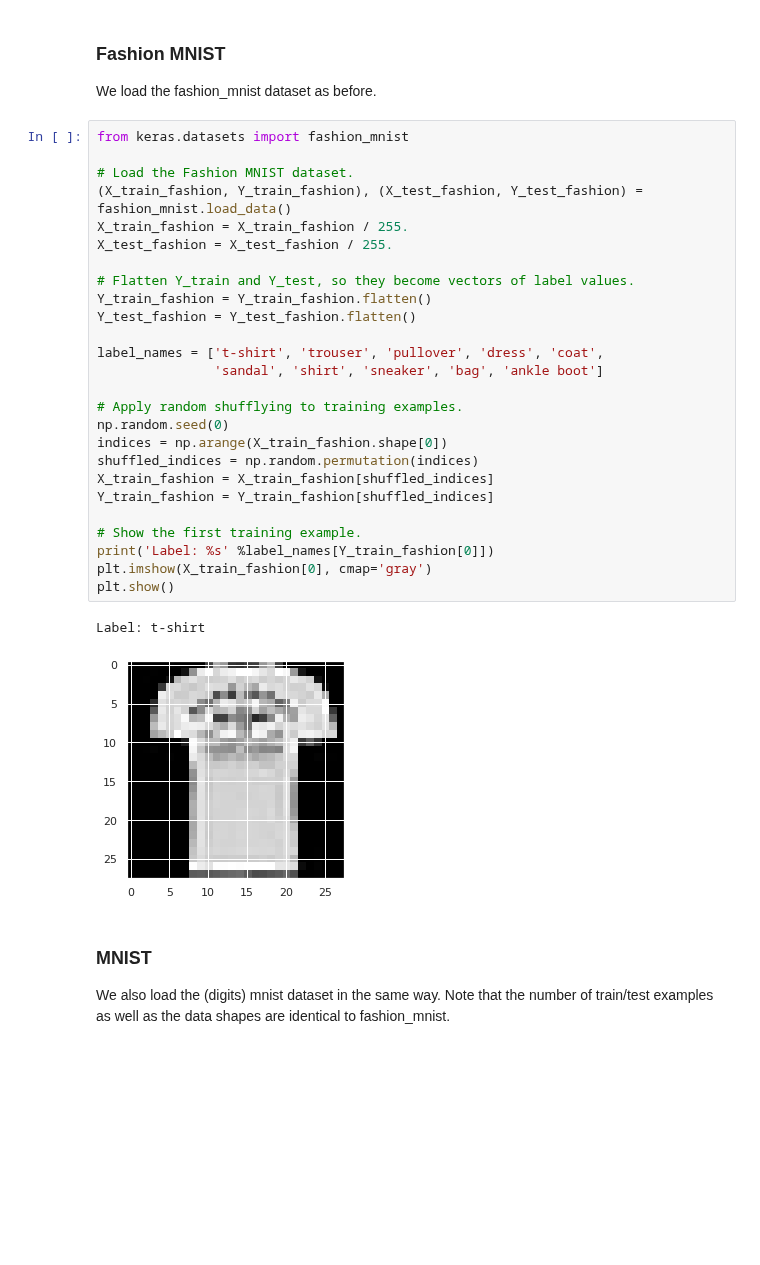
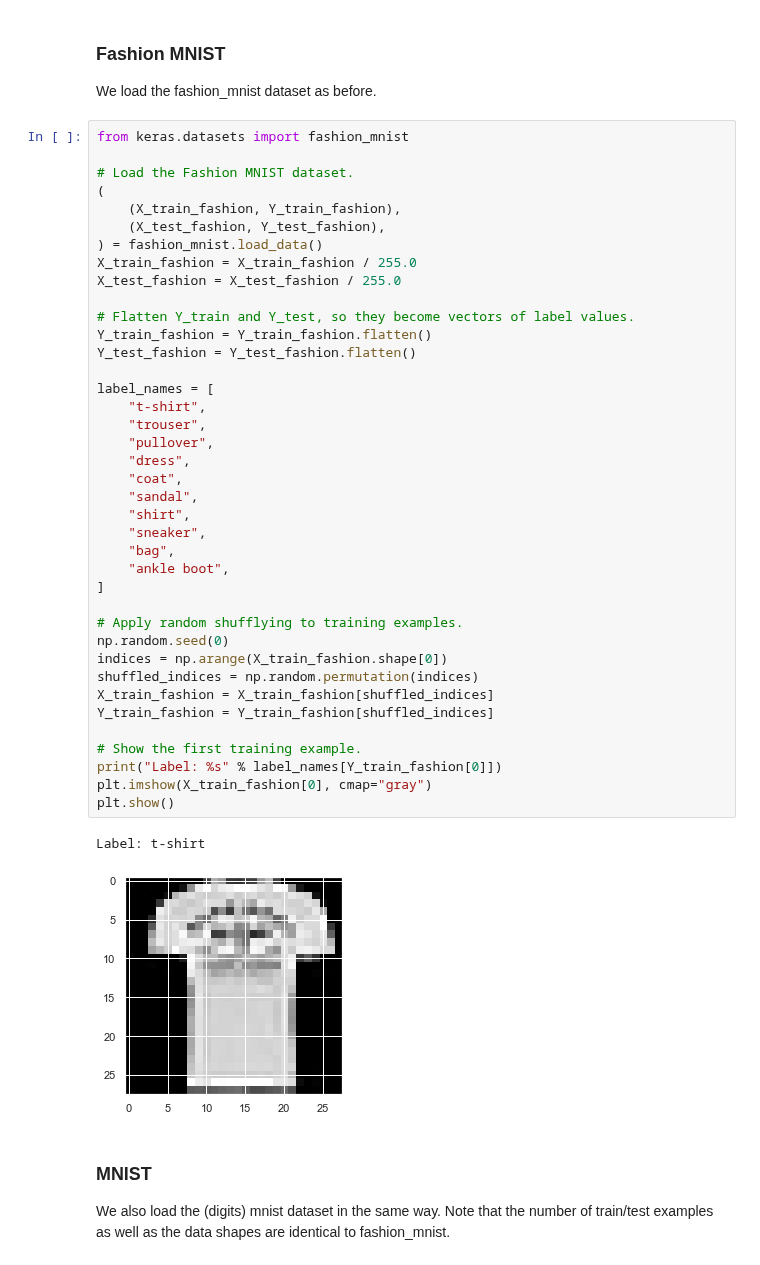
Before and after one commit to RERobbins/mids_w207_summer_22_Richard_Robbins, a Jupyter notebook: submissions/06 Neural Networks.ipynb, the cells around one changed output. Saved outputs shown, nothing was run; the diff lists cells and outputs as text; blank space fills up the shorter version.

```diff
--- a/submissions/06 Neural Networks.ipynb
+++ b/submissions/06 Neural Networks.ipynb
@@ -23,32 +25,45 @@ We load the fashion_mnist dataset as before.
 # %%
 from keras.datasets import fashion_mnist
 
 # Load the Fashion MNIST dataset.
-(X_train_fashion, Y_train_fashion), (X_test_fashion, Y_test_fashion) = fashion_mnist.load_data()
-X_train_fashion = X_train_fashion / 255.
-X_test_fashion = X_test_fashion / 255.
+(
+    (X_train_fashion, Y_train_fashion),
+    (X_test_fashion, Y_test_fashion),
+) = fashion_mnist.load_data()
+X_train_fashion = X_train_fashion / 255.0
+X_test_fashion = X_test_fashion / 255.0
 
 # Flatten Y_train and Y_test, so they become vectors of label values.
 Y_train_fashion = Y_train_fashion.flatten()
 Y_test_fashion = Y_test_fashion.flatten()
 
-label_names = ['t-shirt', 'trouser', 'pullover', 'dress', 'coat',
-               'sandal', 'shirt', 'sneaker', 'bag', 'ankle boot']
+label_names = [
+    "t-shirt",
+    "trouser",
+    "pullover",
+    "dress",
+    "coat",
+    "sandal",
+    "shirt",
+    "sneaker",
+    "bag",
+    "ankle boot",
+]
 
 # Apply random shufflying to training examples.
 np.random.seed(0)
 indices = np.arange(X_train_fashion.shape[0])
 shuffled_indices = np.random.permutation(indices)
 X_train_fashion = X_train_fashion[shuffled_indices]
 Y_train_fashion = Y_train_fashion[shuffled_indices]
 
 # Show the first training example.
-print('Label: %s' %label_names[Y_train_fashion[0]])
-plt.imshow(X_train_fashion[0], cmap='gray')
+print("Label: %s" % label_names[Y_train_fashion[0]])
+plt.imshow(X_train_fashion[0], cmap="gray")
 plt.show()
 # %% [output]
 Label: t-shirt
-[figure, old version]
+[figure, new version]
 # %% [markdown]
 ### MNIST
 
```
Also changed, not shown: parts of 4 cells of this notebook.
